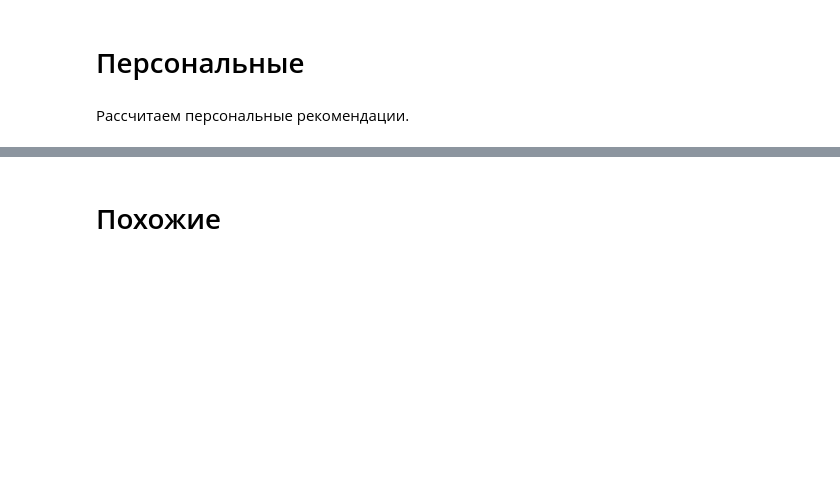
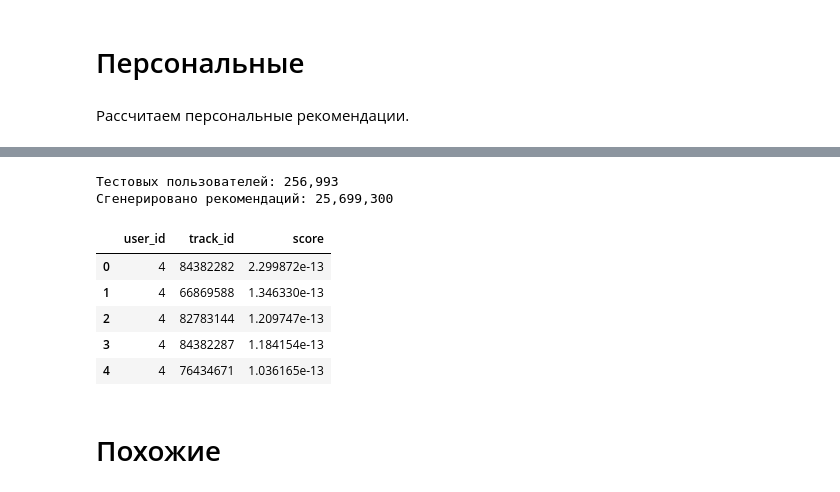
Before and after one commit to ozerge/mle-project-sprint-4-v001, a Jupyter notebook: recommendations.ipynb, the cells around one changed output, grey strips where cells are left out. Cells and saved outputs as stored; diff of their text form; code cells hidden in the pictures; blank space fills up the shorter version.

```diff
--- a/recommendations.ipynb
+++ b/recommendations.ipynb
@@ -2236,0 +2303,5 @@ recsys/recommendations/top_popular.parquet - ЗАГРУЖЕН
+# %%
+# создадим ALS-модель. Для примера возьмём количество латентных факторов для матриц $P, Q$, равным 50.
+als_model = AlternatingLeastSquares(factors=64, iterations=20, regularization=0.03, alpha=40, random_state=RANDOM_STATE)
+als_model.fit(user_item_matrix_train)
+als_model.save("recsys_recom/als_model")
@@ -2236,0 +2412,46 @@ recsys/recommendations/top_popular.parquet - ЗАГРУЖЕН
+# %%
+# Получаем ID только ТЕСТОВЫХ пользователей (уже перекодированные)
+test_user_ids_encoded = events_test["user_id_enc"].unique()
+print(f"Тестовых пользователей: {len(test_user_ids_encoded):,}")
+
+# Получаем рекомендации только для тестовых пользователей
+test_recommendations = als_model.recommend(
+    test_user_ids_encoded,
+    user_item_matrix_train[test_user_ids_encoded],
+    filter_already_liked_items=True,  # НЕ включать уже просмотренные!
+    N=100
+)
+
+# Преобразуем в табличный формат (оптимизированно)
+test_recommendations_df = pd.DataFrame({
+    "user_id_enc": np.repeat(test_user_ids_encoded, test_recommendations[0].shape[1]),
+    "track_id_enc": test_recommendations[0].flatten(),
+    "score": test_recommendations[1].flatten()
+})
+
+# Убираем возможные NaN (если есть)
+test_recommendations_df = test_recommendations_df.dropna()
+
+# Приводим типы данных
+test_recommendations_df["user_id_enc"] = test_recommendations_df["user_id_enc"].astype("int")
+test_recommendations_df["track_id_enc"] = test_recommendations_df["track_id_enc"].astype("int")
+test_recommendations_df["score"] = test_recommendations_df["score"].astype("float")
+
+# Получаем изначальные идентификаторы
+test_recommendations_df["user_id"] = user_encoder.inverse_transform(test_recommendations_df["user_id_enc"])
+test_recommendations_df["track_id"] = item_encoder.inverse_transform(test_recommendations_df["track_id_enc"])
+
+# Финальный DataFrame
+test_recommendations_df = test_recommendations_df[["user_id", "track_id", "score"]]
+
+print(f"Сгенерировано рекомендаций: {len(test_recommendations_df):,}")
+test_recommendations_df.head()
+# %% [output]
+Тестовых пользователей: 256,993
+Сгенерировано рекомендаций: 25,699,300
+|  | user_id | track_id | score |
+| 0 | 4 | 84382282 | 2.299872e-13 |
+| 1 | 4 | 66869588 | 1.346330e-13 |
+| 2 | 4 | 82783144 | 1.209747e-13 |
+| 3 | 4 | 84382287 | 1.184154e-13 |
+| 4 | 4 | 76434671 | 1.036165e-13 |
```
Also changed, not shown: parts of 11 cells of this notebook, 1 other file.
